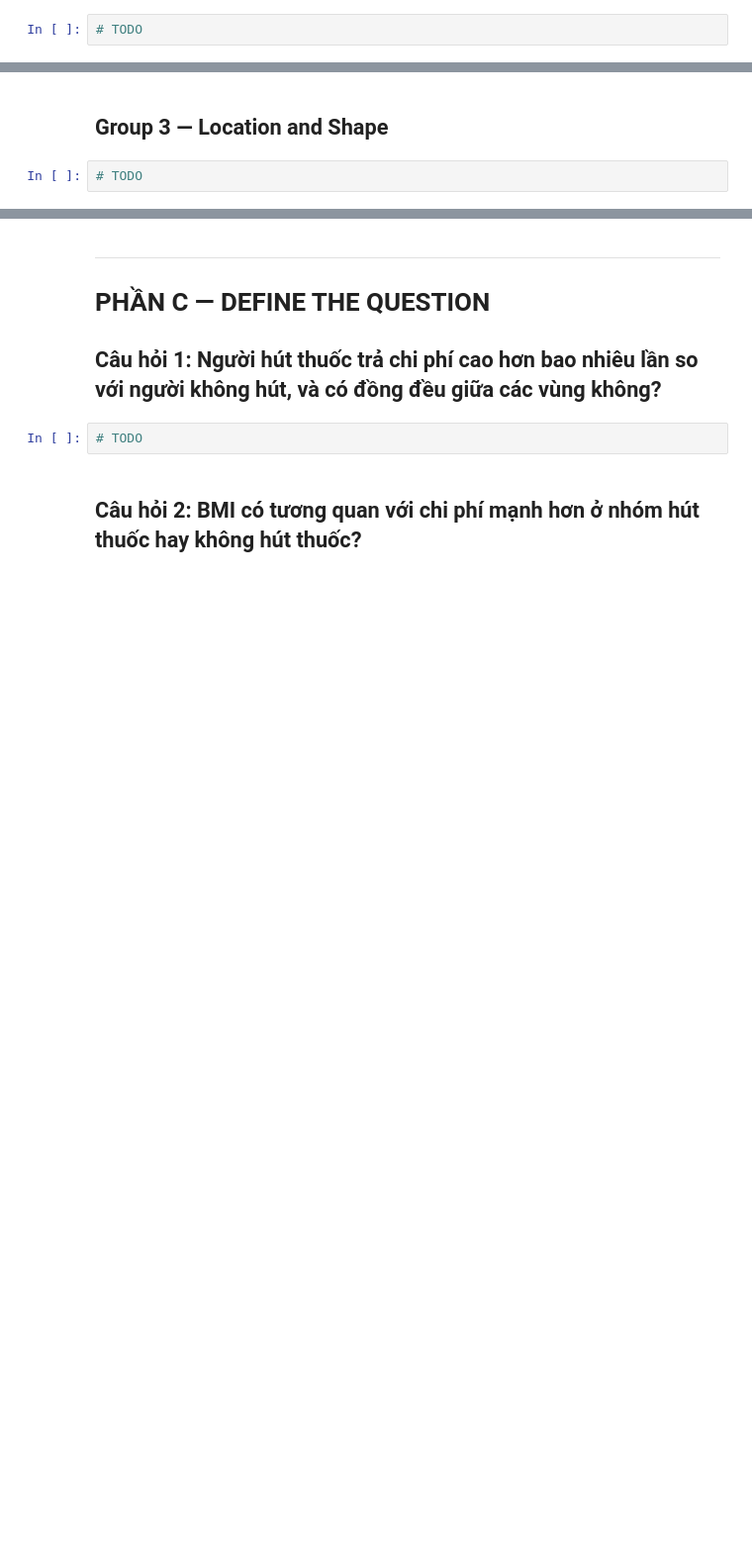
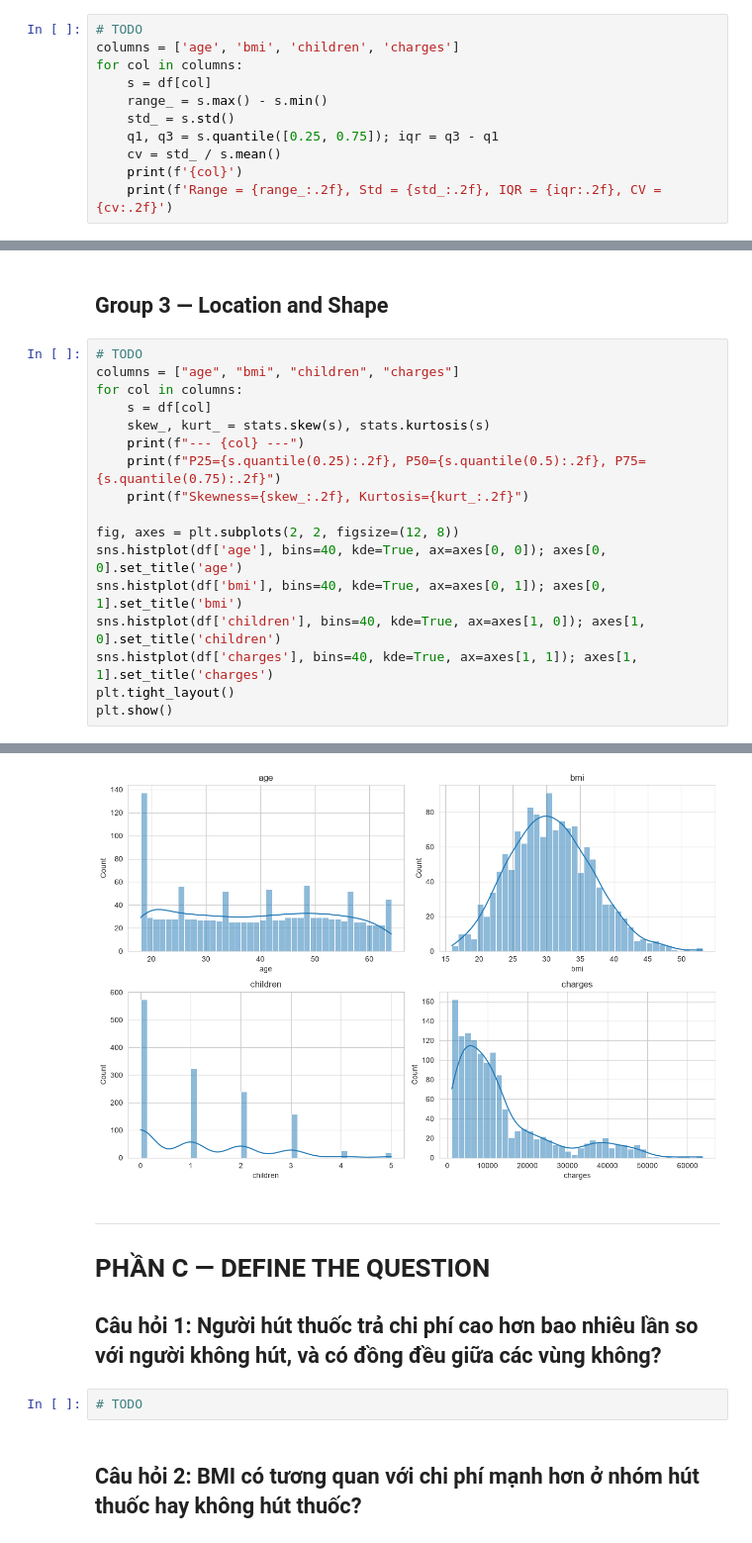
Before and after one commit to Myracc248/24733021_HaXuanKhoa_Cystone, a Jupyter notebook: Session 03/01_Insurance.ipynb, the cells around one changed output, grey strips where cells are left out. Shown at 99% size. Drawn from its saved outputs; the diff is of its cells as text; blank space fills up the shorter version.

```diff
--- a/Session 03/01_Insurance.ipynb
+++ b/Session 03/01_Insurance.ipynb
@@ -122,3 +122,12 @@ charges: Mean = 13270.42, Median = 9382.03, Mode = 1639.56
 ## Group 2 — Dispersion
 # %%
 # TODO
+columns = ['age', 'bmi', 'children', 'charges']
+for col in columns:
+    s = df[col]
+    range_ = s.max() - s.min()
+    std_ = s.std()
+    q1, q3 = s.quantile([0.25, 0.75]); iqr = q3 - q1
+    cv = std_ / s.mean()
+    print(f'{col}')
+    print(f'Range = {range_:.2f}, Std = {std_:.2f}, IQR = {iqr:.2f}, CV = {cv:.2f}')
@@ -126,3 +144,19 @@ charges: Mean = 13270.42, Median = 9382.03, Mode = 1639.56
 ## Group 3 — Location and Shape
 # %%
 # TODO
+columns = ["age", "bmi", "children", "charges"]
+for col in columns:
+    s = df[col]
+    skew_, kurt_ = stats.skew(s), stats.kurtosis(s)
+    print(f"--- {col} ---")
+    print(f"P25={s.quantile(0.25):.2f}, P50={s.quantile(0.5):.2f}, P75={s.quantile(0.75):.2f}")
+    print(f"Skewness={skew_:.2f}, Kurtosis={kurt_:.2f}")
+
+fig, axes = plt.subplots(2, 2, figsize=(12, 8))
+sns.histplot(df['age'], bins=40, kde=True, ax=axes[0, 0]); axes[0, 0].set_title('age')
+sns.histplot(df['bmi'], bins=40, kde=True, ax=axes[0, 1]); axes[0, 1].set_title('bmi')
+sns.histplot(df['children'], bins=40, kde=True, ax=axes[1, 0]); axes[1, 0].set_title('children')
+sns.histplot(df['charges'], bins=40, kde=True, ax=axes[1, 1]); axes[1, 1].set_title('charges')
+plt.tight_layout()
+plt.show()
+# %% [output]
@@ -129,3 +175,4 @@ charges: Mean = 13270.42, Median = 9382.03, Mode = 1639.56
+[figure, added]
 # %% [markdown]
 ---
 # PHẦN C — DEFINE THE QUESTION
```
Also changed, not shown: parts of 2 cells of this notebook.
